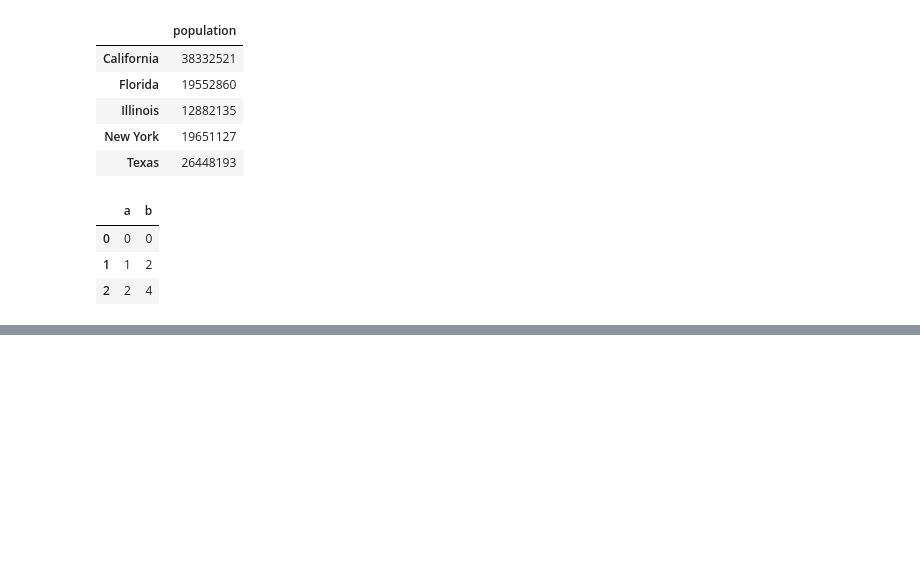
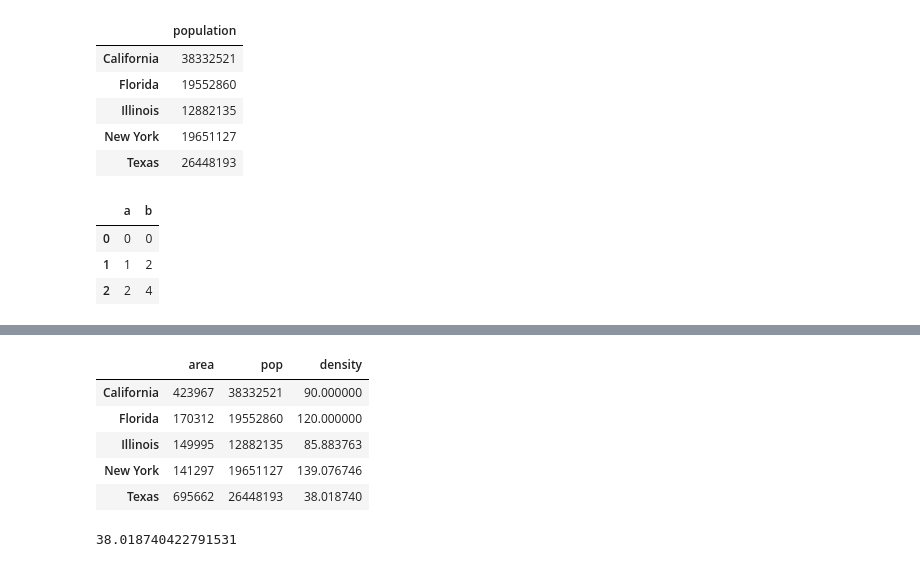
Before and after one commit to jeffmm/PythonDataScience, a Jupyter notebook: Pandas.ipynb, the cells around one changed output, grey strips where cells are left out. Drawn from its saved outputs; the diff is of its cells as text; code cells hidden in the pictures; blank space fills up the shorter version.

```diff
--- a/Pandas.ipynb
+++ b/Pandas.ipynb
@@ -161,0 +383,17 @@ pd.DataFrame(data)
+# %%
+data.loc['Florida', 'density'] = 120
+data
+# %% [output]
+|  | area | pop | density |
+| California | 423967 | 38332521 | 90.000000 |
+| Florida | 170312 | 19552860 | 120.000000 |
+| Illinois | 149995 | 12882135 | 85.883763 |
+| New York | 141297 | 19651127 | 139.076746 |
+| Texas | 695662 | 26448193 | 38.018740 |
+# %%
+# Assigning indices makes a copy, so changing the assignment doesn't
+# result in a changed dataframe
+x = data.loc['Texas', 'density']
+x
+# %% [output]
+38.018740422791531
```
Also changed, not shown: parts of 40 cells of this notebook.
